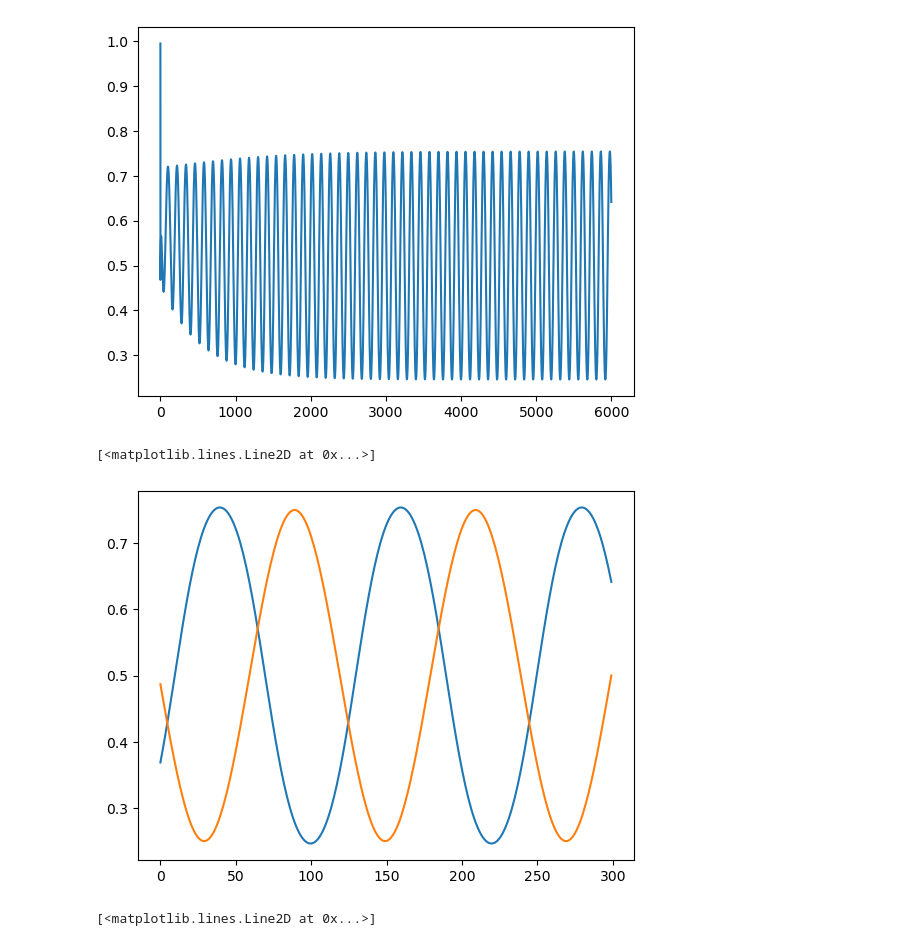
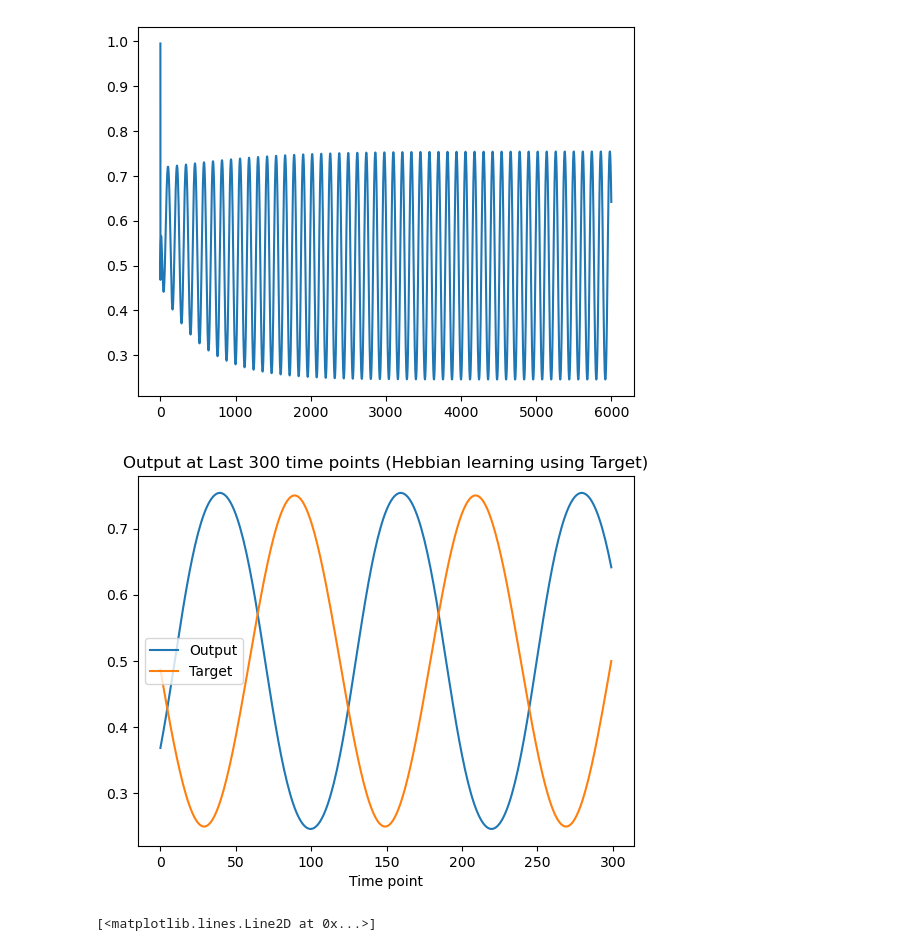
Before and after one commit to BeiGeJin/FBRNN, a Jupyter notebook: RNN/FORCE/test_FORCE.ipynb, the cells around one changed output. Saved outputs shown, nothing was run; the diff lists cells and outputs as text; code cells hidden in the pictures.

```diff
--- a/RNN/FORCE/test_FORCE.ipynb
+++ b/RNN/FORCE/test_FORCE.ipynb
@@ -257,12 +257,16 @@ plt.plot(outputs)
 # %% [output]
 [<matplotlib.lines.Line2D at 0x...>]
 [figure]
-# %%
-plt.plot(outputs[-300:])
-plt.plot(targets[-300:])
-# %% [output]
-[<matplotlib.lines.Line2D at 0x...>]
-[figure, removed]
+# %%
+plt.plot(outputs[-300:], label='Output')
+plt.plot(targets[-300:], label='Target')
+plt.title('Output at Last 300 time points (Hebbian learning using Target)')
+plt.xlabel('Time point')
+plt.legend()
+if SAVEFIG:
+    plt.savefig('fig/FORCE_targethebb_lastoutput.png')
+# %% [output]
+[figure, added]
 # %%
 # the phase difference is that the output lags for 50 timepoints
 plt.plot(outputs[-300:])
```
Also changed, not shown: 7 other files.
